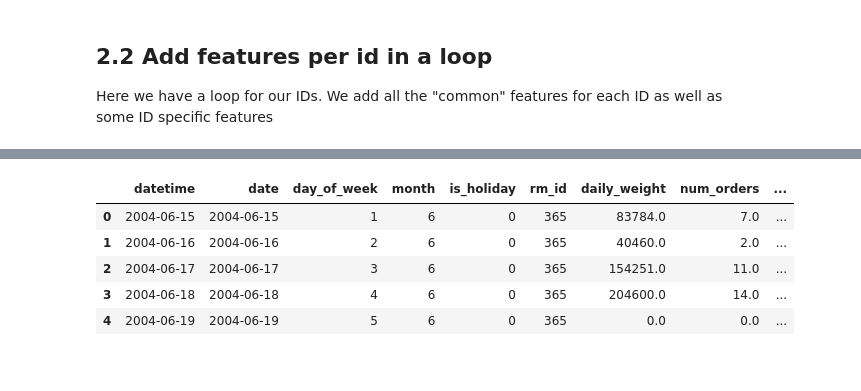
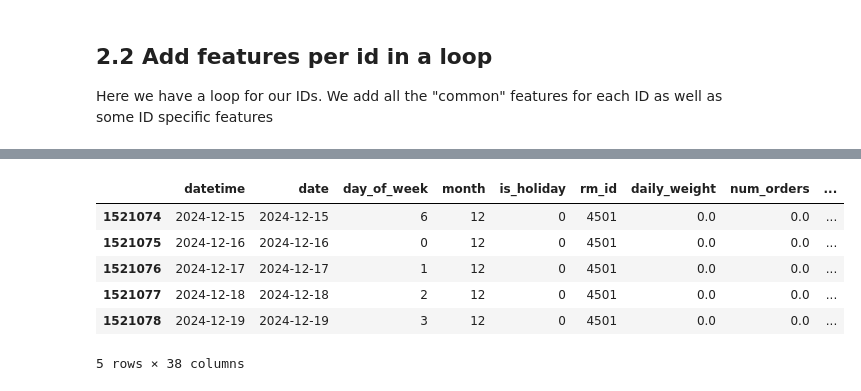
Before and after one commit to akselgs/Modern_ML_85, a Jupyter notebook: A_EDA_data_prep.ipynb, the cells around one changed output, grey strips where cells are left out. Saved outputs shown, nothing was run; the diff lists cells and outputs as text; code cells hidden in the pictures.

```diff
--- a/A_EDA_data_prep.ipynb
+++ b/A_EDA_data_prep.ipynb
@@ -196,40 +196,45 @@ for i in valid_ids:
     df_i["std_orders"] = df_i["std_orders"].fillna(0)
     df_i["num_orders"] = df_i["num_orders"].fillna(0)
 
-
     #We create a column for cumulative weight, although I'm not sure it should be included
     df_i['cumulative_weight'] = df_i['daily_weight'].cumsum()
 
-    #Rolling windows. We create 3 rolling windows, one 600 days, one 300 days, and one 100 days. We may remove 100 days if it is too relied upon.
+
+    #Static features. These should Ideally be available during our predictions, but since they are not, they must be static during training and prediction.
     df_i["rolling_600"] = df_i['daily_weight'].rolling(window = 600).mean()
     df_i["rolling_300"] = df_i['daily_weight'].rolling(window = 300).mean()
     df_i["rolling_100"] = df_i['daily_weight'].rolling(window = 100).mean()
     df_i["rolling_30"] = df_i['daily_weight'].rolling(window = 30).mean()
     df_i["rolling_7"] = df_i['daily_weight'].rolling(window = 7).mean()
-    df_i["shifted_50_rolling_7"] = df_i["daily_weight"].shift(50).rolling(window=7).mean()
+    df_i["shifted_30_rolling_7"] = df_i["daily_weight"].shift(30).rolling(window=7).mean()
     df_i["shifted_7_rolling_7"] = df_i["daily_weight"].shift(7).rolling(window=7).mean()
-    #We also create a shifted rolling window. It can be much smaller (and hopefully better for predicting) due to the shift
+
+    #If our rolling window is large enough (bigger than prediction window), we can update our features for the prediction window before starting predictions.
     df_i["shifted_200_rolling_7"] = df_i["daily_weight"].shift(200).rolling(window=7).mean()
     df_i["shifted_200_rolling_30"] = df_i["daily_weight"].shift(200).rolling(window=30).mean()
     df_i["shifted_200_rolling_100"] = df_i["daily_weight"].shift(200).rolling(window=100).mean()
     df_i["shifted_500_rolling_30"] = df_i["daily_weight"].shift(500).rolling(window=30).mean()
     df_i["shifted_500_rolling_100"] = df_i["daily_weight"].shift(500).rolling(window=100).mean()
-    df_i["shifted_500_rolling_200"] = df_i["daily_weight"].shift(500).rolling(window=300).mean()
+    df_i["shifted_500_rolling_300"] = df_i["daily_weight"].shift(500).rolling(window=300).mean()
 
+
+    #We do the same for cumulative weights
+    #Static
     df_i["cumulative_rolling_600"] = df_i['cumulative_weight'].rolling(window = 600).mean()
     df_i["cumulative_rolling_300"] = df_i['cumulative_weight'].rolling(window = 300).mean()
     df_i["cumulative_rolling_100"] = df_i['cumulative_weight'].rolling(window = 100).mean()
     df_i["cumulative_rolling_30"] = df_i['cumulative_weight'].rolling(window = 30).mean()
     df_i["cumulative_rolling_7"] = df_i['cumulative_weight'].rolling(window = 7).mean()
-    df_i["cumulative_shifted_50_rolling_7"] = df_i['cumulative_weight'].shift(50).rolling(window=7).mean()
+    df_i["cumulative_shifted_30_rolling_7"] = df_i['cumulative_weight'].shift(30).rolling(window=7).mean()
     df_i["cumulative_shifted_7_rolling_7"] = df_i['cumulative_weight'].shift(7).rolling(window=7).mean()
-    #We also create a shifted rolling window. It can be much smaller (and hopefully better for predicting) due to the shift
+
+    #Dynamic
     df_i["cumulative_shifted_200_rolling_7"] = df_i['cumulative_weight'].shift(200).rolling(window=7).mean()
     df_i["cumulative_shifted_200_rolling_30"] = df_i['cumulative_weight'].shift(200).rolling(window=30).mean()
     df_i["cumulative_shifted_200_rolling_100"] = df_i['cumulative_weight'].shift(200).rolling(window=100).mean()
     df_i["cumulative_shifted_500_rolling_30"] = df_i['cumulative_weight'].shift(500).rolling(window=30).mean()
     df_i["cumulative_shifted_500_rolling_100"] = df_i['cumulative_weight'].shift(500).rolling(window=100).mean()
-    df_i["cumulative_shifted_500_rolling_200"] = df_i['cumulative_weight'].shift(500).rolling(window=300).mean()
+    df_i["cumulative_shifted_500_rolling_300"] = df_i['cumulative_weight'].shift(500).rolling(window=300).mean()
 
     #df_i["date_shifted_200"] = df_i["date"].shift(200)
     #We append to the list and proceed to the next id in the loop
@@ -240,7 +245,7 @@ df_final = pd.concat(df_full, ignore_index=True)
 # %%
 #Explore data
 df_final.info()
-df_final.head()
+df_final.tail()
 # %% [output]
 <class 'pandas.core.frame.DataFrame'>
 RangeIndex: 1521079 entries, 0 to 1521078
@@ -262,9 +267,10 @@ memory usage: 197.3+ MB
 |  | datetime | date | day_of_week | month | is_holiday | rm_id | daily_weight | num_orders | ... |
-| 0 | 2004-06-15 | 2004-06-15 | 1 | 6 | 0 | 365 | 83784.0 | 7.0 | ... |
-| 1 | 2004-06-16 | 2004-06-16 | 2 | 6 | 0 | 365 | 40460.0 | 2.0 | ... |
-| 2 | 2004-06-17 | 2004-06-17 | 3 | 6 | 0 | 365 | 154251.0 | 11.0 | ... |
-| 3 | 2004-06-18 | 2004-06-18 | 4 | 6 | 0 | 365 | 204600.0 | 14.0 | ... |
-| 4 | 2004-06-19 | 2004-06-19 | 5 | 6 | 0 | 365 | 0.0 | 0.0 | ... |
+| 1521074 | 2024-12-15 | 2024-12-15 | 6 | 12 | 0 | 4501 | 0.0 | 0.0 | ... |
+| 1521075 | 2024-12-16 | 2024-12-16 | 0 | 12 | 0 | 4501 | 0.0 | 0.0 | ... |
+| 1521076 | 2024-12-17 | 2024-12-17 | 1 | 12 | 0 | 4501 | 0.0 | 0.0 | ... |
+| 1521077 | 2024-12-18 | 2024-12-18 | 2 | 12 | 0 | 4501 | 0.0 | 0.0 | ... |
+| 1521078 | 2024-12-19 | 2024-12-19 | 3 | 12 | 0 | 4501 | 0.0 | 0.0 | ... |
+5 rows × 38 columns
 # %%
 #Print to file
 df_final.to_csv("cleaned_data/cleaned_df_final_test.csv", index=False)
```
Also changed, not shown: parts of 1 cell of this notebook, 2 other files.
